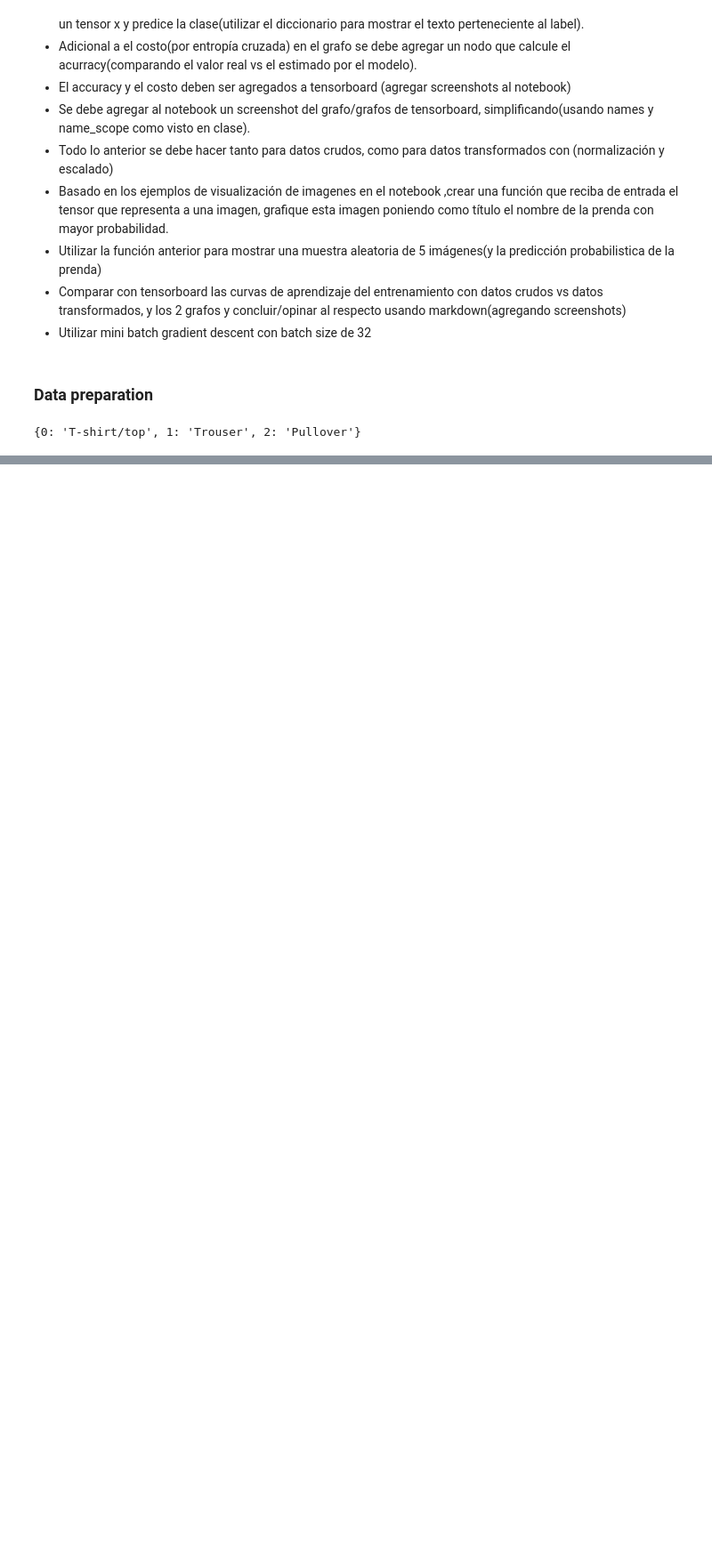
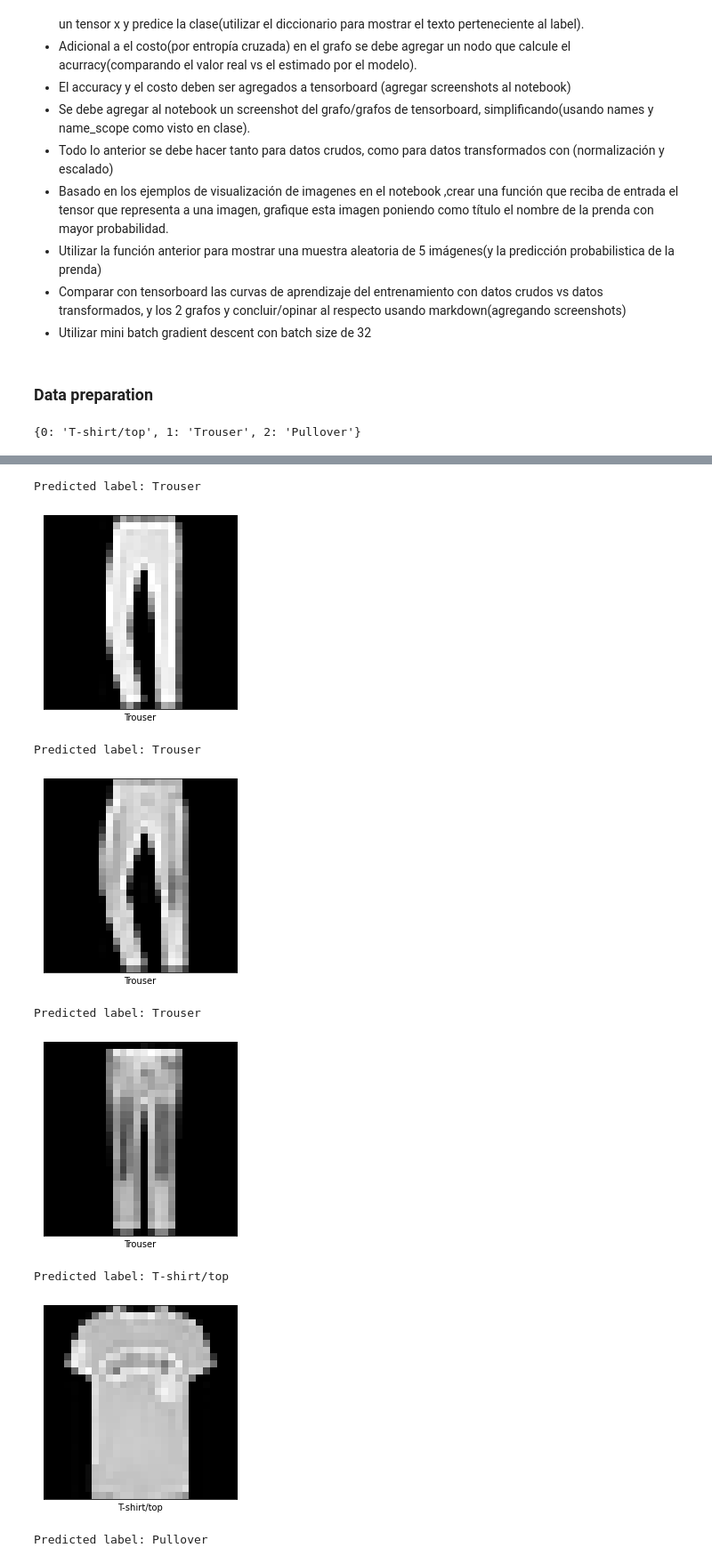
Before and after one commit to CarlosGarlem/StatisticalLearning, a Jupyter notebook: Lab3/Fashion_mnist.ipynb, the cells around one changed output, grey strips where cells are left out. Shown at 89% size. Drawn from its saved outputs; the diff is of its cells as text; code cells hidden in the pictures; blank space fills up the shorter version.

Commit message:
First predictions Softmax

```diff
--- a/Lab3/Fashion_mnist.ipynb
+++ b/Lab3/Fashion_mnist.ipynb
@@ -112,0 +116,4 @@ scaled_test_images = [scaler.fit_transform(img) for img in test_images]
+# %%
+ohe = OneHotEncoder()
+ohe_labels = ohe.fit_transform(np.expand_dims(train_labels, axis = 1)).toarray()
+ohe_labels.shape
@@ -112,0 +212,3 @@ scaled_test_images = [scaler.fit_transform(img) for img in test_images]
+# %%
+#Experiment 1
+output_weights = trainModel(train_images, train_labels, epochs = 100, batch_size = 32, lr = 0.01, kprint = 10)
@@ -114,0 +295,2 @@ scaled_test_images = [scaler.fit_transform(img) for img in test_images]
+# %%
+predictions = getPredictions(test_images, output_weights, test_labels)
@@ -114,0 +303,3 @@ scaled_test_images = [scaler.fit_transform(img) for img in test_images]
+# %%
+indexes = np.where(predictions[predictions != test_labels])
+indexes[0].shape #1922 + 86
@@ -222,0 +320,19 @@ def trainModel(x, y, epochs = 100, batch_size = 32, lr = 0.01, kprint = 10):
+# %%
+for i in indexes[0]:
+        print('Predicted label: {}'.format(labels_dictionary[predictions[i]]))
+        plt.xticks([])
+        plt.yticks([])
+        plt.grid(False)
+        plt.imshow(test_images[i], cmap='gray')
+        plt.xlabel(labels_dictionary[test_labels[i]])
+        plt.show()
+# %% [output]
+Predicted label: Trouser
+[figure, added]
+Predicted label: Trouser
+[figure, added]
+Predicted label: Trouser
+[figure, added]
+Predicted label: T-shirt/top
+[figure, added]
+Predicted label: Pullover
```
Also changed, not shown: parts of 29 cells of this notebook, 5 other files.
